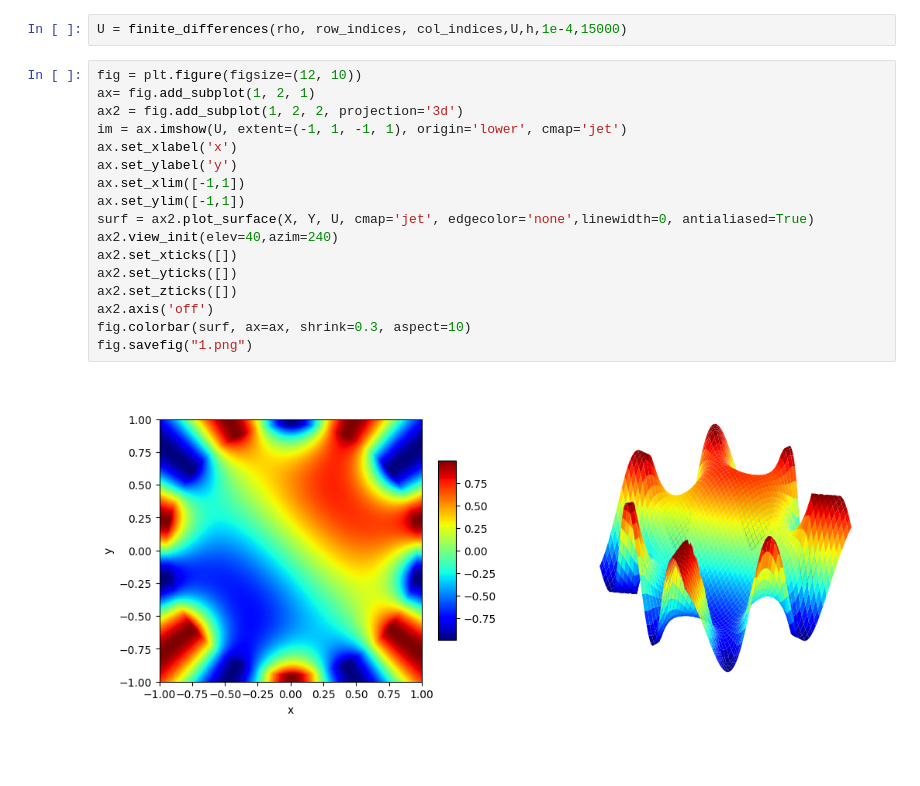
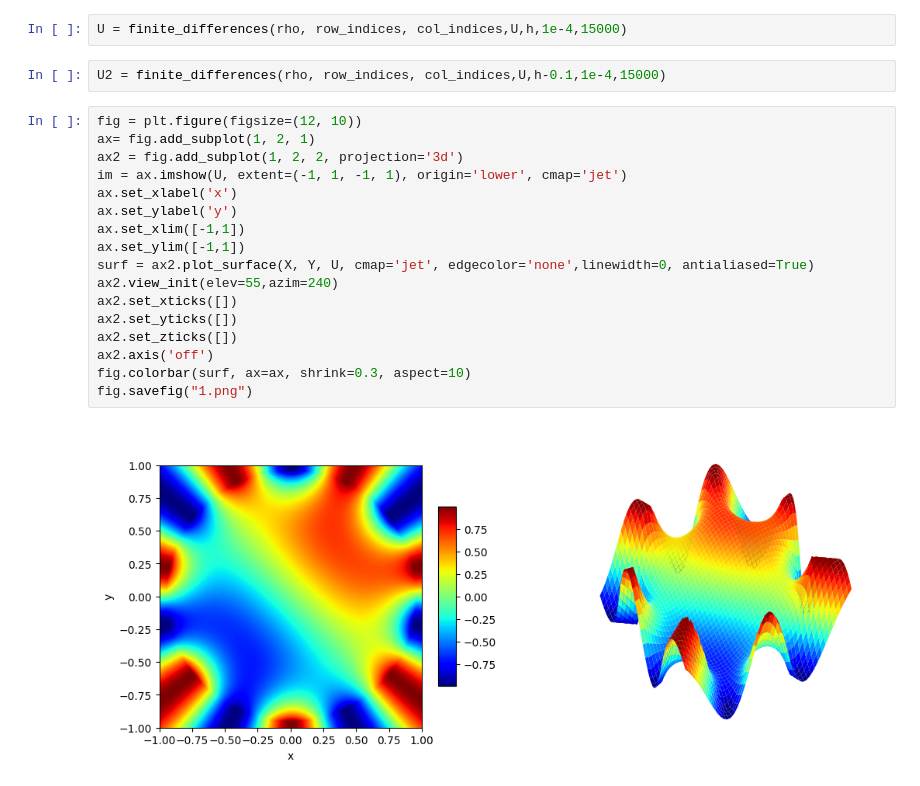
Before and after one commit to Munxi/metodosComp2, a Jupyter notebook: poisson.ipynb, the cells around one changed output. Cells and saved outputs as stored; diff of their text form; blank space fills up the shorter version.

```diff
--- a/poisson.ipynb
+++ b/poisson.ipynb
@@ -38,22 +38,24 @@ def finite_differences(rho,row_indices, col_indices,U,h,tolerance,iterations):
     return U
 # %%
 U = finite_differences(rho, row_indices, col_indices,U,h,1e-4,15000)
+# %%
+U2 = finite_differences(rho, row_indices, col_indices,U,h-0.1,1e-4,15000)
 # %%
 fig = plt.figure(figsize=(12, 10))
 ax= fig.add_subplot(1, 2, 1)
 ax2 = fig.add_subplot(1, 2, 2, projection='3d')
 im = ax.imshow(U, extent=(-1, 1, -1, 1), origin='lower', cmap='jet')
 ax.set_xlabel('x')
 ax.set_ylabel('y')
 ax.set_xlim([-1,1])
 ax.set_ylim([-1,1])
 surf = ax2.plot_surface(X, Y, U, cmap='jet', edgecolor='none',linewidth=0, antialiased=True)
-ax2.view_init(elev=40,azim=240)
+ax2.view_init(elev=55,azim=240)
 ax2.set_xticks([])
 ax2.set_yticks([])
 ax2.set_zticks([])
 ax2.axis('off')
 fig.colorbar(surf, ax=ax, shrink=0.3, aspect=10)
 fig.savefig("1.png")
 # %% [output]
-[figure, old version]
+[figure, new version]
```
Also changed, not shown: 5 other files.
